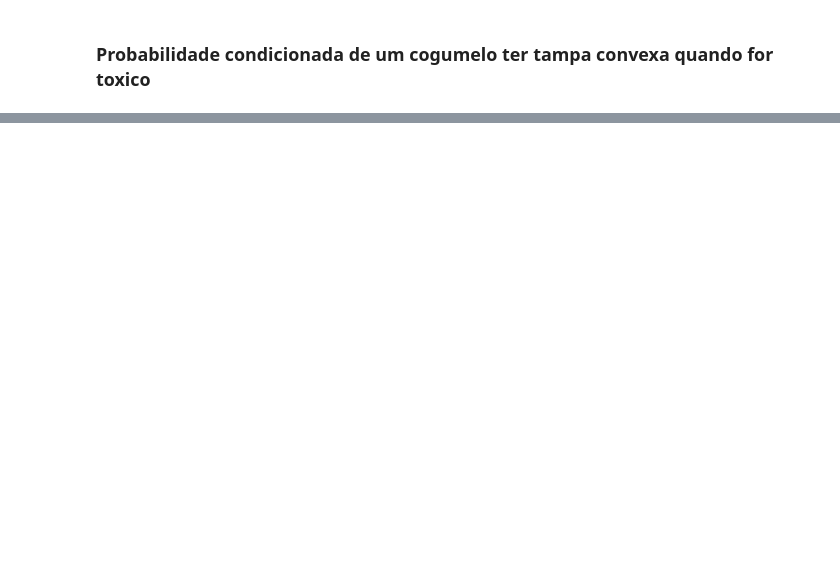
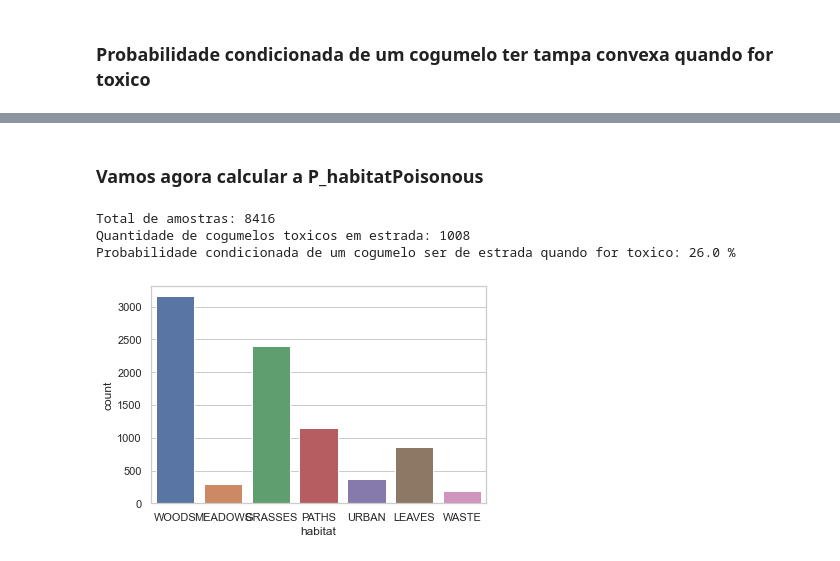
Before and after one commit to Lucasnb2001/Mushroom-Data-Analysis, a Jupyter notebook: cogumelo.ipynb, the cells around one changed output, grey strips where cells are left out. Drawn from its saved outputs; the diff is of its cells as text; code cells hidden in the pictures; blank space fills up the shorter version.

```diff
--- a/cogumelo.ipynb
+++ b/cogumelo.ipynb
@@ -176,0 +304,36 @@ print(round(P_poisonousConvex,2)*100,'%')
+# %% [markdown]
+### Vamos agora calcular a P_habitatPoisonous
+# %%
+fieldQtd = [0, 0, 0, 0, 0, 0, 0]
+valuesColor = list(datasetEx['habitat'].values)
+valuesClasse = list(datasetEx['classe'].values)
+
+for x, y in zip(valuesColor, valuesClasse):
+    if x == 'GRASSES' and y == 'POISONOUS' :
+        fieldQtd[0]+=1;
+    elif x == 'LEAVES' and y == 'POISONOUS':
+        fieldQtd[1]+=1;
+    elif x == 'MEADOWS' and y == 'POISONOUS':
+        fieldQtd[2]+=1;
+    elif x == 'PATHS' and y == 'POISONOUS':
+        fieldQtd[3]+=1;
+    elif x == 'URBAN' and y == 'POISONOUS':
+        fieldQtd[4]+=1;
+    elif x == 'WASTE' and y == 'POISONOUS':
+        fieldQtd[5]+=1;
+    elif x == 'WOODS' and y == 'POISONOUS':
+        fieldQtd[6]+=1;
+
+print('Total de amostras:',totalQtd)
+P_pathsPoisonous = fieldQtd[3] / poisonousQtd #Numero de cogumelos venenosos
+print('Quantidade de cogumelos toxicos em estrada:', fieldQtd[3])
+print('Probabilidade condicionada de um cogumelo ser de estrada quando for toxico:', round(P_pathsPoisonous,2)*100,'%')
+
+#Exibindo gráficamente
+sns.countplot(x='habitat', data=datasetEx, )
+plt.show()
+# %% [output]
+Total de amostras: 8416
+Quantidade de cogumelos toxicos em estrada: 1008
+Probabilidade condicionada de um cogumelo ser de estrada quando for toxico: 26.0 %
+[figure, added]
```
Also changed, not shown: parts of 18 cells of this notebook, 1 other file.
